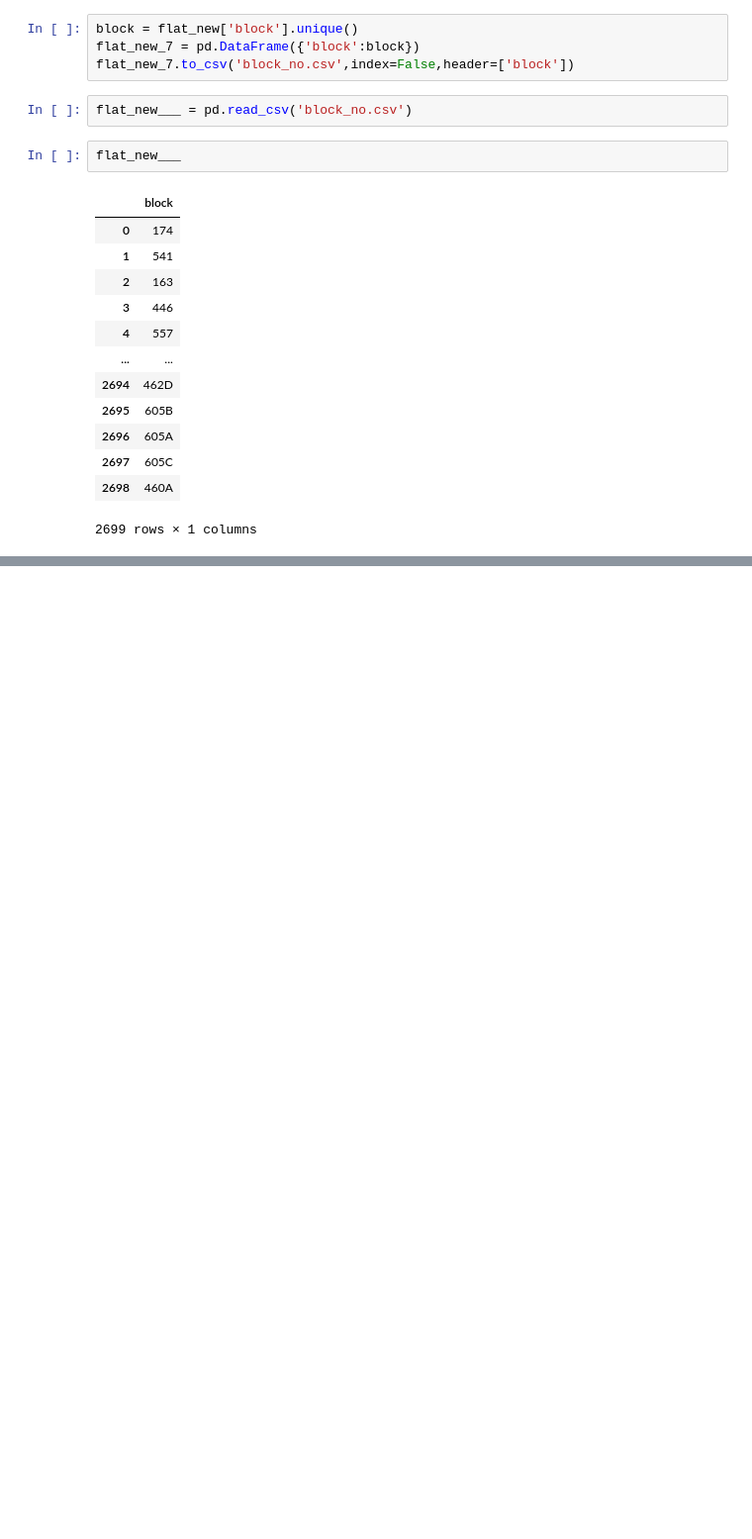
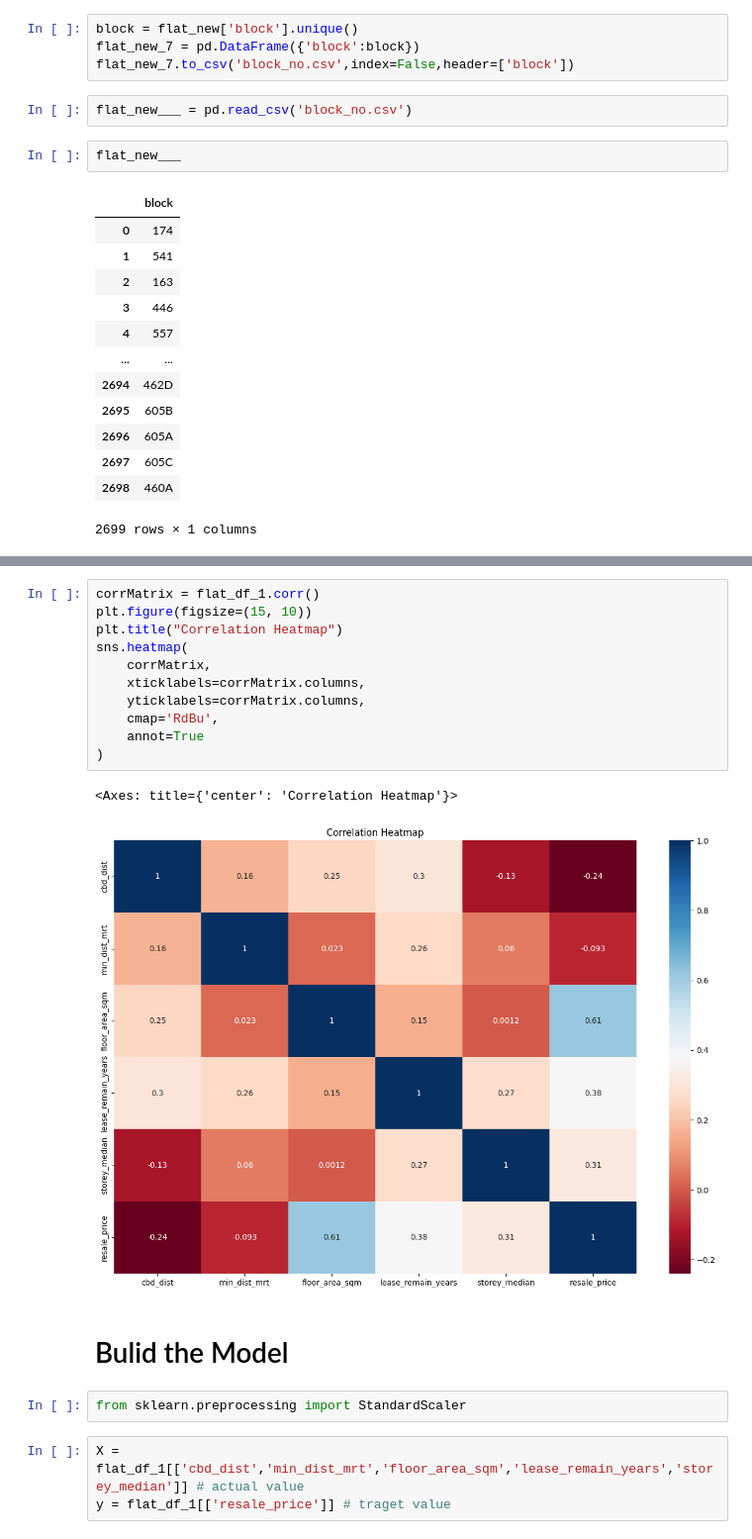
Before and after one commit to DineshDhamodharan24/Singapore_Flat_Resale_, a Jupyter notebook: flat_analysis.ipynb, the cells around one changed output, grey strips where cells are left out. Shown at 99% size. Saved outputs shown, nothing was run; the diff lists cells and outputs as text; blank space fills up the shorter version.

```diff
--- a/flat_analysis.ipynb
+++ b/flat_analysis.ipynb
@@ -477,0 +682,21 @@ flat_new___
+# %%
+corrMatrix = flat_df_1.corr()
+plt.figure(figsize=(15, 10))
+plt.title("Correlation Heatmap")
+sns.heatmap(
+    corrMatrix,
+    xticklabels=corrMatrix.columns,
+    yticklabels=corrMatrix.columns,
+    cmap='RdBu',
+    annot=True
+)
+# %% [output]
+<Axes: title={'center': 'Correlation Heatmap'}>
+[figure, added]
+# %% [markdown]
+# Bulid the Model
+# %%
+from sklearn.preprocessing import StandardScaler
+# %%
+X = flat_df_1[['cbd_dist','min_dist_mrt','floor_area_sqm','lease_remain_years','storey_median']] # actual value
+y = flat_df_1[['resale_price']] # traget value
```
Also changed, not shown: parts of 66 cells of this notebook.
